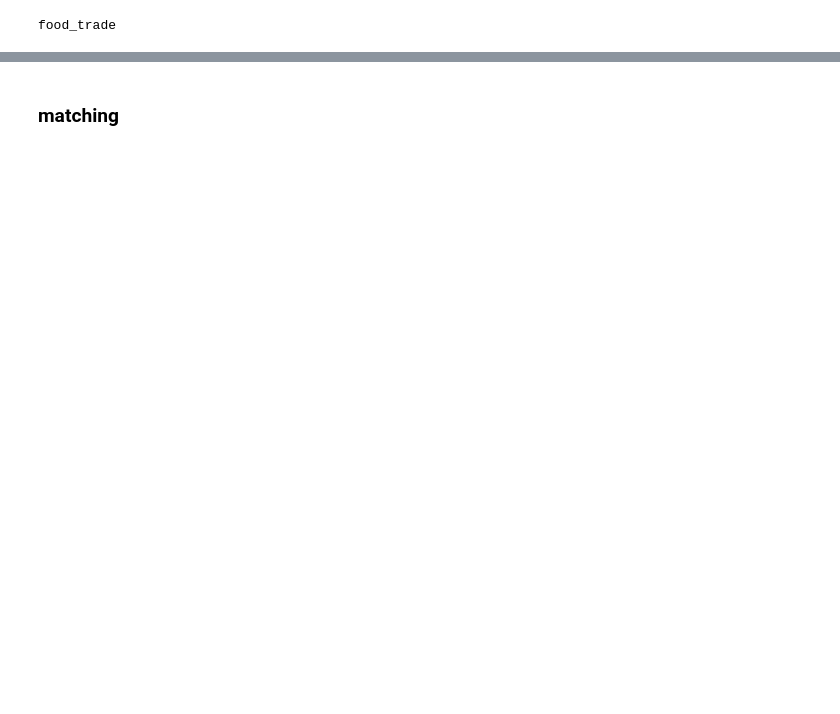
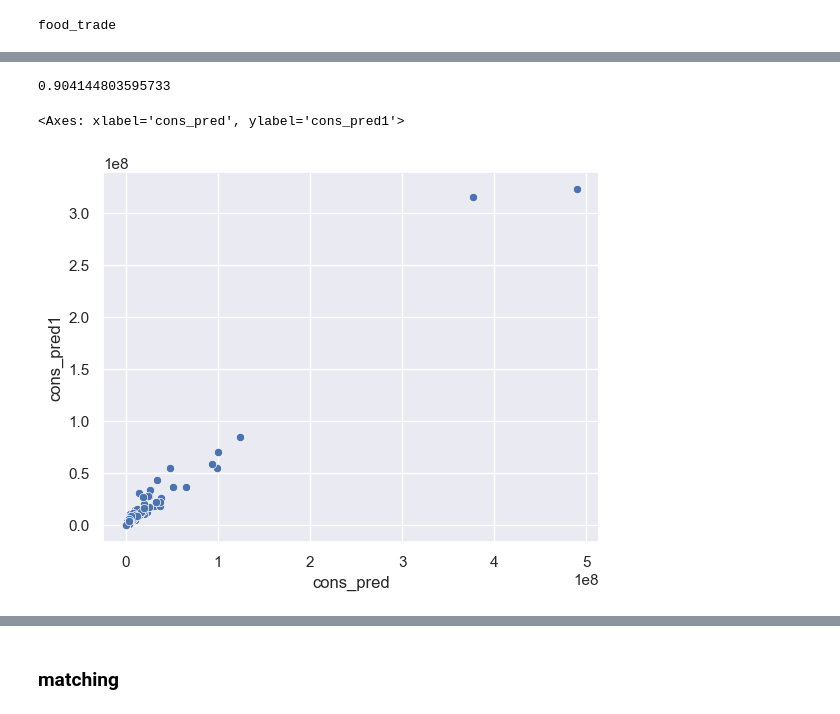
Before and after one commit to shrutijain90/food_trade_networks, a Jupyter notebook: food_trade/flow_prediction/ML_prediction.ipynb, the cells around one changed output, grey strips where cells are left out. Saved outputs shown, nothing was run; the diff lists cells and outputs as text; code cells hidden in the pictures; blank space fills up the shorter version.

```diff
--- a/food_trade/flow_prediction/ML_prediction.ipynb
+++ b/food_trade/flow_prediction/ML_prediction.ipynb
@@ -266,0 +473,7 @@ y_col = 'trade_exists'
+# %%
+print(r2_score(cons['cons_pred'], cons['cons_pred1']))
+sns.scatterplot(x=cons['cons_pred'], y=cons['cons_pred1'])
+# %% [output]
+0.904144803595733
+<Axes: xlabel='cons_pred', ylabel='cons_pred1'>
+[figure, added]
```
Also changed, not shown: parts of 458 cells of this notebook, 3 other files.
